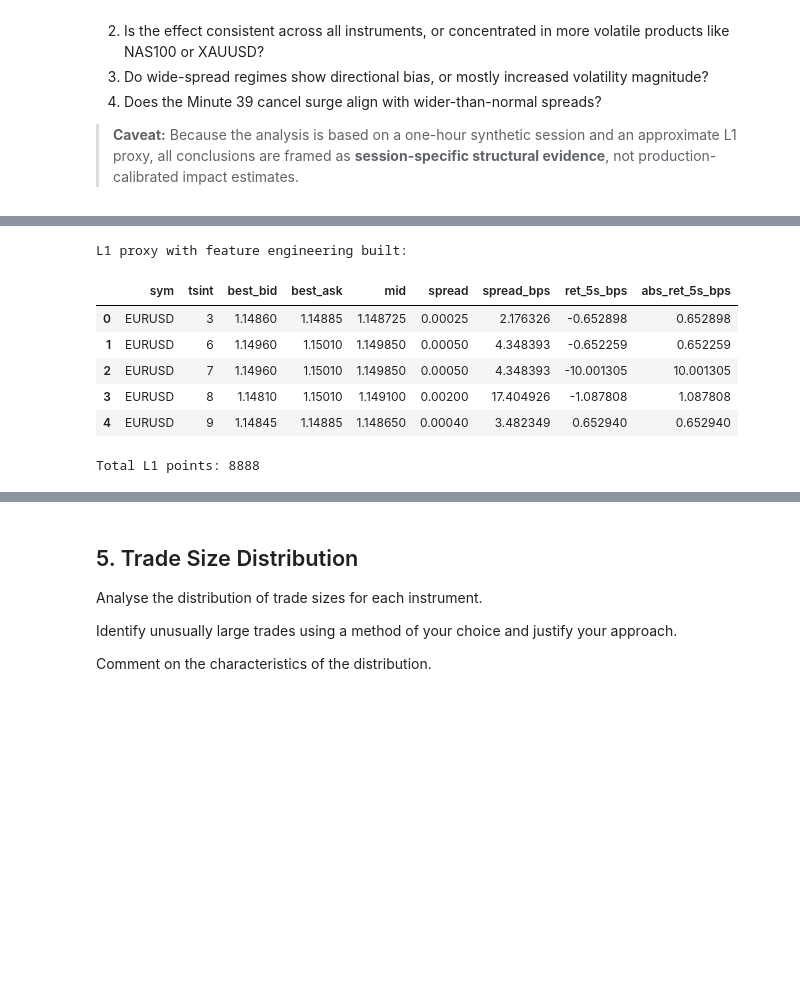
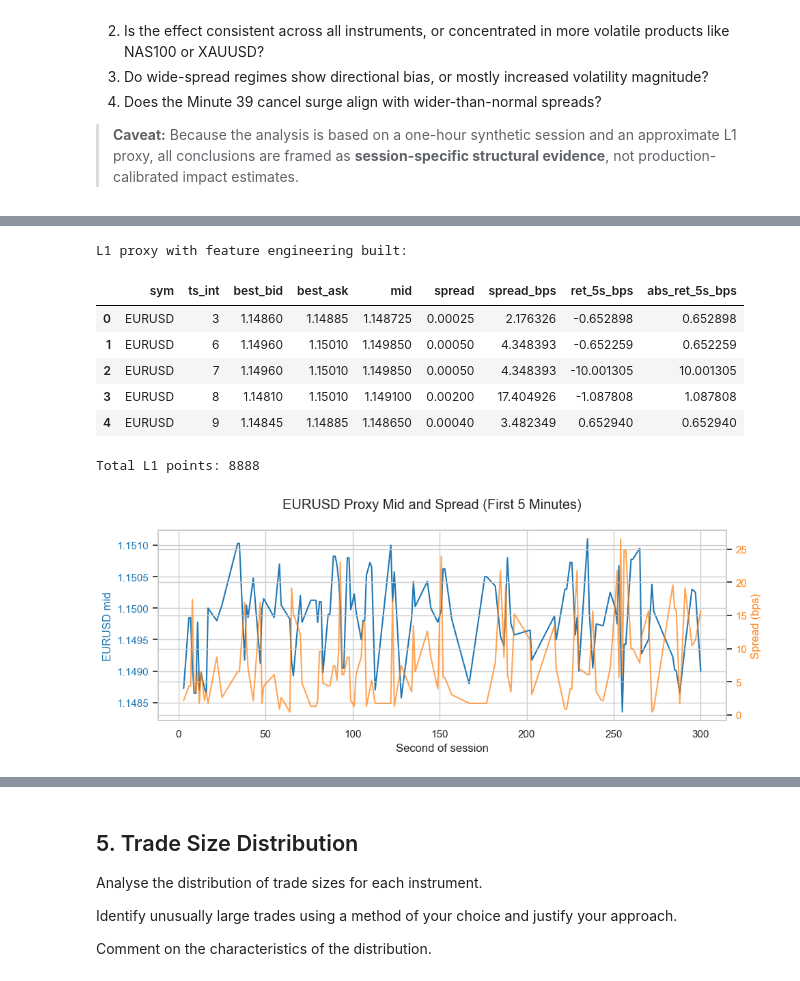
Before and after one commit to Anaswar-ash/Test, a Jupyter notebook: liquidity_and_e-trading_analyst_test_a.ipynb, the cells around one changed output, grey strips where cells are left out. Cells and saved outputs as stored; diff of their text form; code cells hidden in the pictures; blank space fills up the shorter version.

```diff
--- a/liquidity_and_e-trading_analyst_test_a.ipynb
+++ b/liquidity_and_e-trading_analyst_test_a.ipynb
@@ -2312,19 +2315,19 @@ This proxy is not a perfect Limit Order Book, but it is the most robust way to a
 l1_source = df_clean[df_clean["event_type"].isin(["NEW", "MODIFY", "TRADE"])].copy()
 
 # 2. Derive a per-second timestamp (integer seconds)
-l1_source["tsint"] = l1_source["ts_seconds"].astype(int)
+l1_source["ts_int"] = l1_source["ts_seconds"].astype(int)
 
 # 3. For each symbol and second, compute Best Bid and Best Ask
 best_bid = (
     l1_source[l1_source["side"] == "buy"]
-    .groupby(["sym", "tsint"])["price"]
+    .groupby(["sym", "ts_int"])["price"]
     .max()
     .rename("best_bid")
 )
 
 best_ask = (
     l1_source[l1_source["side"] == "sell"]
-    .groupby(["sym", "tsint"])["price"]
+    .groupby(["sym", "ts_int"])["price"]
     .min()
     .rename("best_ask")
 )
@@ -2336,19 +2339,19 @@ l1_book = (
 )
 
 # Grid expansion: build a continuous 1-second grid per symbol
-min_ts = l1_book["tsint"].min()
-max_ts = l1_book["tsint"].max()
+min_ts = l1_book["ts_int"].min()
+max_ts = l1_book["ts_int"].max()
 symbols = l1_book["sym"].unique()
 
 full_grid = pd.MultiIndex.from_product(
     [symbols, range(min_ts, max_ts + 1)],
-    names=["sym", "tsint"]
+    names=["sym", "ts_int"]
 ).to_frame(index=False)
 
 # Merge actual quotes onto the full grid
 l1_book = (
-    pd.merge(full_grid, l1_book, on=["sym", "tsint"], how="left")
-    .sort_values(["sym", "tsint"])
+    pd.merge(full_grid, l1_book, on=["sym", "ts_int"], how="left")
+    .sort_values(["sym", "ts_int"])
 )
 
 # 5. Forward-fill within each symbol to approximate a continuous top-of-book
@@ -2372,38 +2375,61 @@ l1_book["mid"] = (l1_book["best_bid"] + l1_book["best_ask"]) / 2
 l1_book["spread_bps"] = (l1_book["spread"] / l1_book["mid"]) * 10000
 
 # 8.2 5-second forward mid-price and returns (by symbol)
 # Now shift(-5) is exactly 5 seconds because the grid is continuous.
 l1_book["next_mid_5s"] = l1_book.groupby("sym")["mid"].shift(-5)
 l1_book["ret_5s_bps"] = ((l1_book["next_mid_5s"] - l1_book["mid"]) / l1_book["mid"]) * 10000
 l1_book["abs_ret_5s_bps"] = l1_book["ret_5s_bps"].abs()
 
 # 8.3 Drop rows that do not have a full 5-second look-ahead
 l1_book = l1_book.dropna(subset=["ret_5s_bps"])
 
 # 8.4 Final set of columns to carry into Section 4.3 / 4.4
 l1_book = l1_book[
     [
         "sym",
-        "tsint",
+        "ts_int",
         "best_bid",
         "best_ask",
         "mid",
         "spread",
         "spread_bps",
         "ret_5s_bps",
         "abs_ret_5s_bps",
     ]
 ].reset_index(drop=True)
 
 print("L1 proxy with feature engineering built:")
 display(l1_book.head())
 print("Total L1 points:", len(l1_book))
+
+# 4.2 QUICK VISUAL CHECK OF L1 PROXY
+
+sym = "EURUSD"
+window = (l1_book["sym"] == sym) & (l1_book["ts_int"].between(0, 300))  # first 5 minutes
+sample = l1_book[window].copy()
+
+fig, ax1 = plt.subplots(figsize=(10, 4))
+
+ax1.plot(sample["ts_int"], sample["mid"], color="tab:blue", label="Mid price")
+ax1.set_xlabel("Second of session")
+ax1.set_ylabel(f"{sym} mid", color="tab:blue")
+ax1.tick_params(axis="y", labelcolor="tab:blue")
+
+ax2 = ax1.twinx()
+ax2.plot(sample["ts_int"], sample["spread_bps"], color="tab:orange", alpha=0.7, label="Spread (bps)")
+ax2.set_ylabel("Spread (bps)", color="tab:orange")
+ax2.tick_params(axis="y", labelcolor="tab:orange")
+
+fig.suptitle(f"{sym} Proxy Mid and Spread (First 5 Minutes)")
+fig.tight_layout()
+plt.show()
 # %% [output]
 L1 proxy with feature engineering built:
-|  | sym | tsint | best_bid | best_ask | mid | spread | spread_bps | ret_5s_bps | abs_ret_5s_bps |
+|  | sym | ts_int | best_bid | best_ask | mid | spread | spread_bps | ret_5s_bps | abs_ret_5s_bps |
 | 0 | EURUSD | 3 | 1.14860 | 1.14885 | 1.148725 | 0.00025 | 2.176326 | -0.652898 | 0.652898 |
 | 1 | EURUSD | 6 | 1.14960 | 1.15010 | 1.149850 | 0.00050 | 4.348393 | -0.652259 | 0.652259 |
 | 2 | EURUSD | 7 | 1.14960 | 1.15010 | 1.149850 | 0.00050 | 4.348393 | -10.001305 | 10.001305 |
 | 3 | EURUSD | 8 | 1.14810 | 1.15010 | 1.149100 | 0.00200 | 17.404926 | -1.087808 | 1.087808 |
 | 4 | EURUSD | 9 | 1.14845 | 1.14885 | 1.148650 | 0.00040 | 3.482349 | 0.652940 | 0.652940 |
 Total L1 points: 8888
+[figure, added]
```
Also changed, not shown: parts of 2 cells of this notebook.
